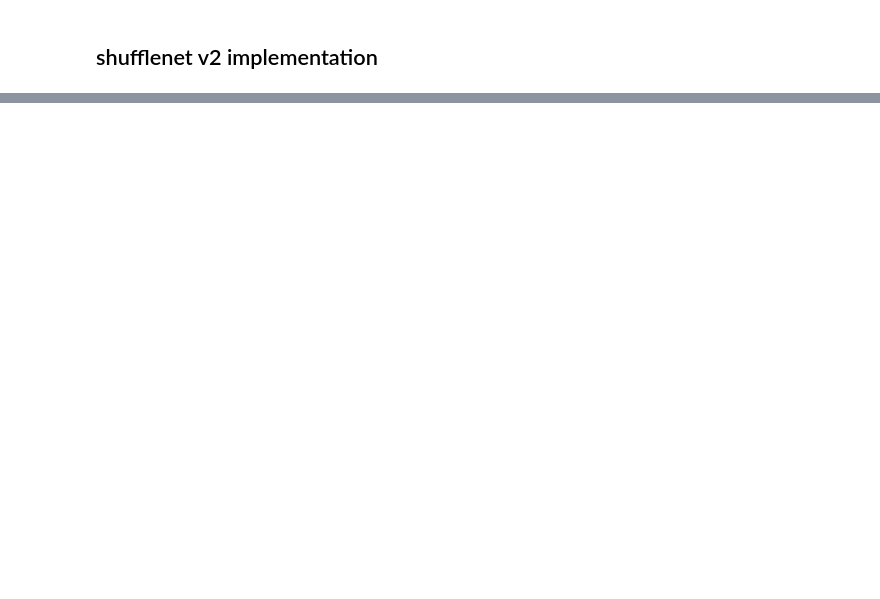
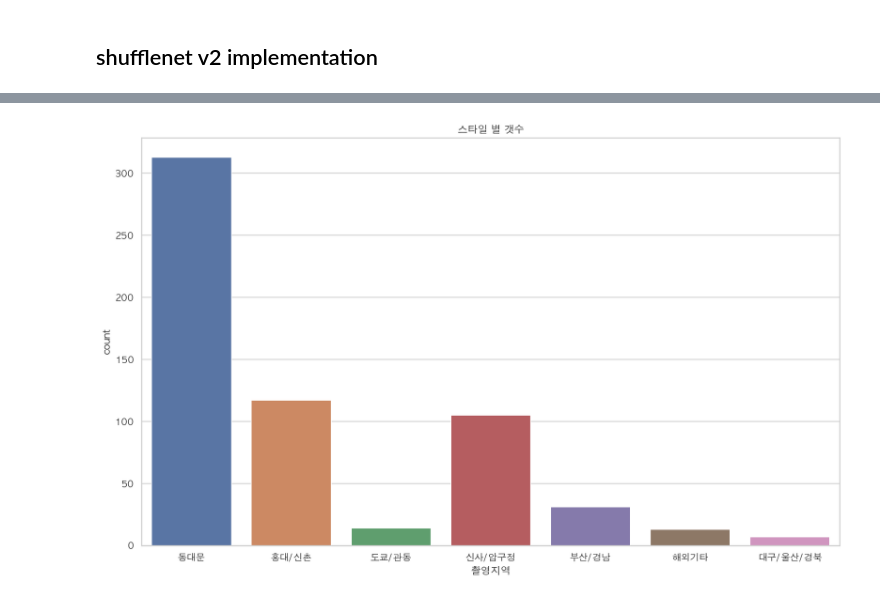
Before and after one commit to minus31/productRecommend, a Jupyter notebook: Tester.ipynb, the cells around one changed output, grey strips where cells are left out. Drawn from its saved outputs; the diff is of its cells as text; code cells hidden in the pictures; blank space fills up the shorter version.

```diff
--- a/Tester.ipynb
+++ b/Tester.ipynb
@@ -111,0 +146,7 @@ keras.callbacks.TensorBoard(log_dir="./logs/", update_freq='batch')
+# %%
+plt.figure(figsize=(15,9))
+sns.countplot(df[r"촬영지역"])
+plt.title("스타일 별 갯수")
+plt.show()
+# %% [output]
+[figure, added]
```
Also changed, not shown: parts of 32 cells of this notebook, 1 other file.
